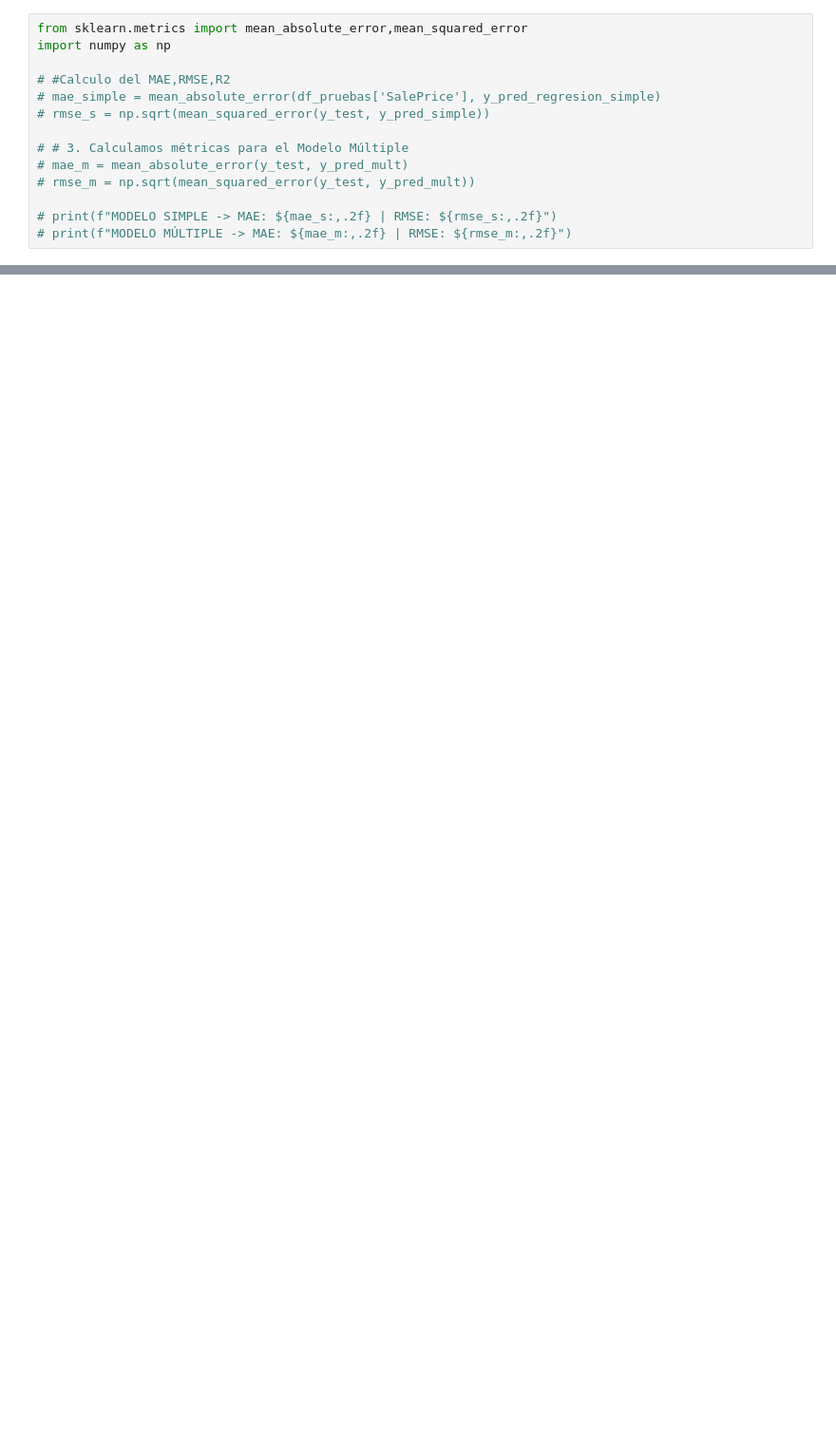
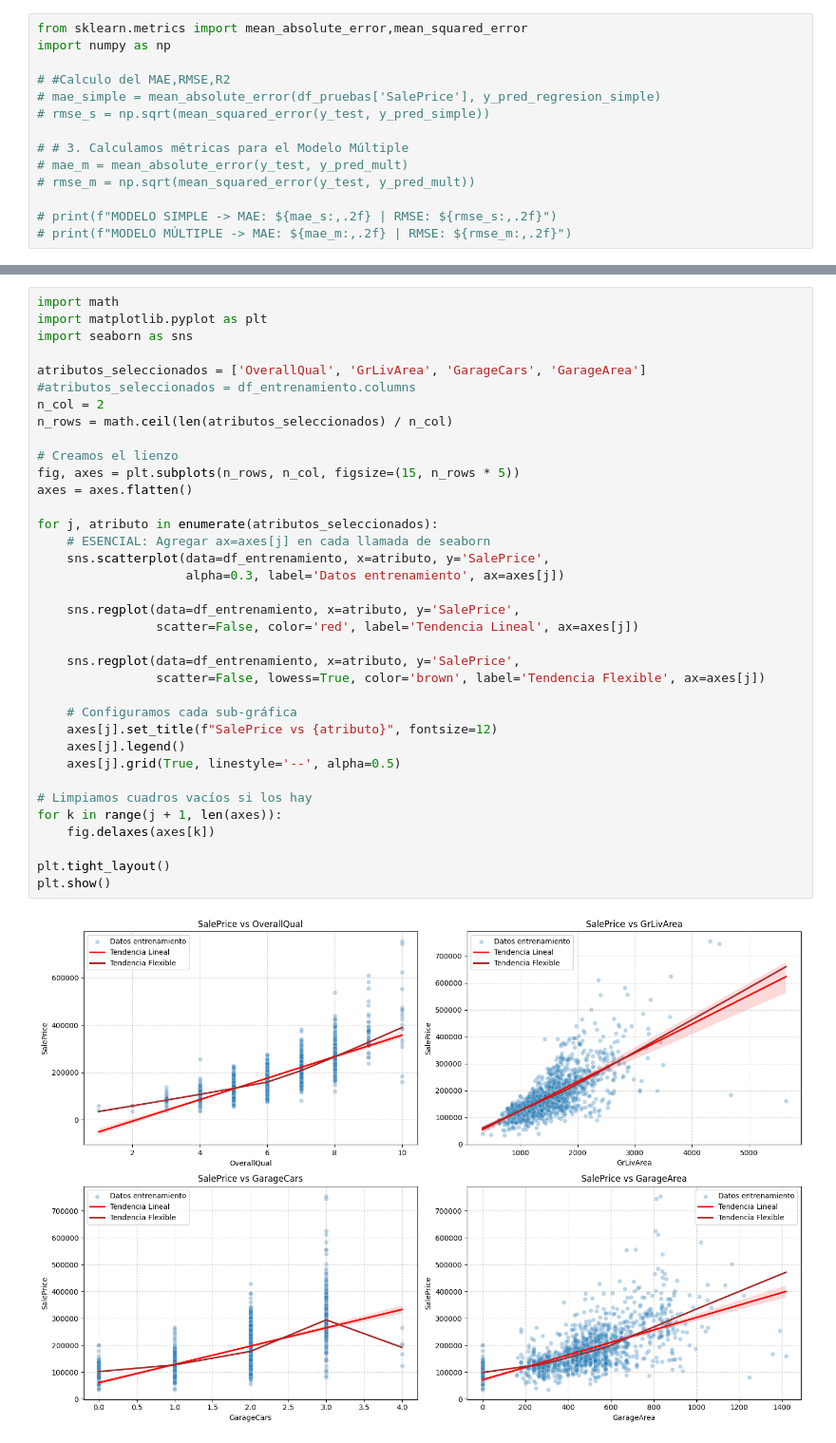
Before and after one commit to Samaelthecreator/Data-Science, a Jupyter notebook: Proyectos/Sector inmobiliario/Sector inmobiliario.ipynb, the cells around one changed output, grey strips where cells are left out. Shown at 95% size. Saved outputs shown, nothing was run; the diff lists cells and outputs as text; blank space fills up the shorter version.

```diff
--- a/Proyectos/Sector inmobiliario/Sector inmobiliario.ipynb
+++ b/Proyectos/Sector inmobiliario/Sector inmobiliario.ipynb
@@ -448,0 +574,38 @@ import numpy as np
+# %%
+import math
+import matplotlib.pyplot as plt
+import seaborn as sns
+
+atributos_seleccionados = ['OverallQual', 'GrLivArea', 'GarageCars', 'GarageArea']
+#atributos_seleccionados = df_entrenamiento.columns
+n_col = 2
+n_rows = math.ceil(len(atributos_seleccionados) / n_col)
+
+# Creamos el lienzo
+fig, axes = plt.subplots(n_rows, n_col, figsize=(15, n_rows * 5))
+axes = axes.flatten()
+
+for j, atributo in enumerate(atributos_seleccionados):
+    # ESENCIAL: Agregar ax=axes[j] en cada llamada de seaborn
+    sns.scatterplot(data=df_entrenamiento, x=atributo, y='SalePrice',
+                    alpha=0.3, label='Datos entrenamiento', ax=axes[j])
+
+    sns.regplot(data=df_entrenamiento, x=atributo, y='SalePrice',
+                scatter=False, color='red', label='Tendencia Lineal', ax=axes[j])
+
+    sns.regplot(data=df_entrenamiento, x=atributo, y='SalePrice',
+                scatter=False, lowess=True, color='brown', label='Tendencia Flexible', ax=axes[j])
+
+    # Configuramos cada sub-gráfica
+    axes[j].set_title(f"SalePrice vs {atributo}", fontsize=12)
+    axes[j].legend()
+    axes[j].grid(True, linestyle='--', alpha=0.5)
+
+# Limpiamos cuadros vacíos si los hay
+for k in range(j + 1, len(axes)):
+    fig.delaxes(axes[k])
+
+plt.tight_layout()
+plt.show()
+# %% [output]
+[figure, added]
```
Also changed, not shown: parts of 18 cells of this notebook, 1 other file.
